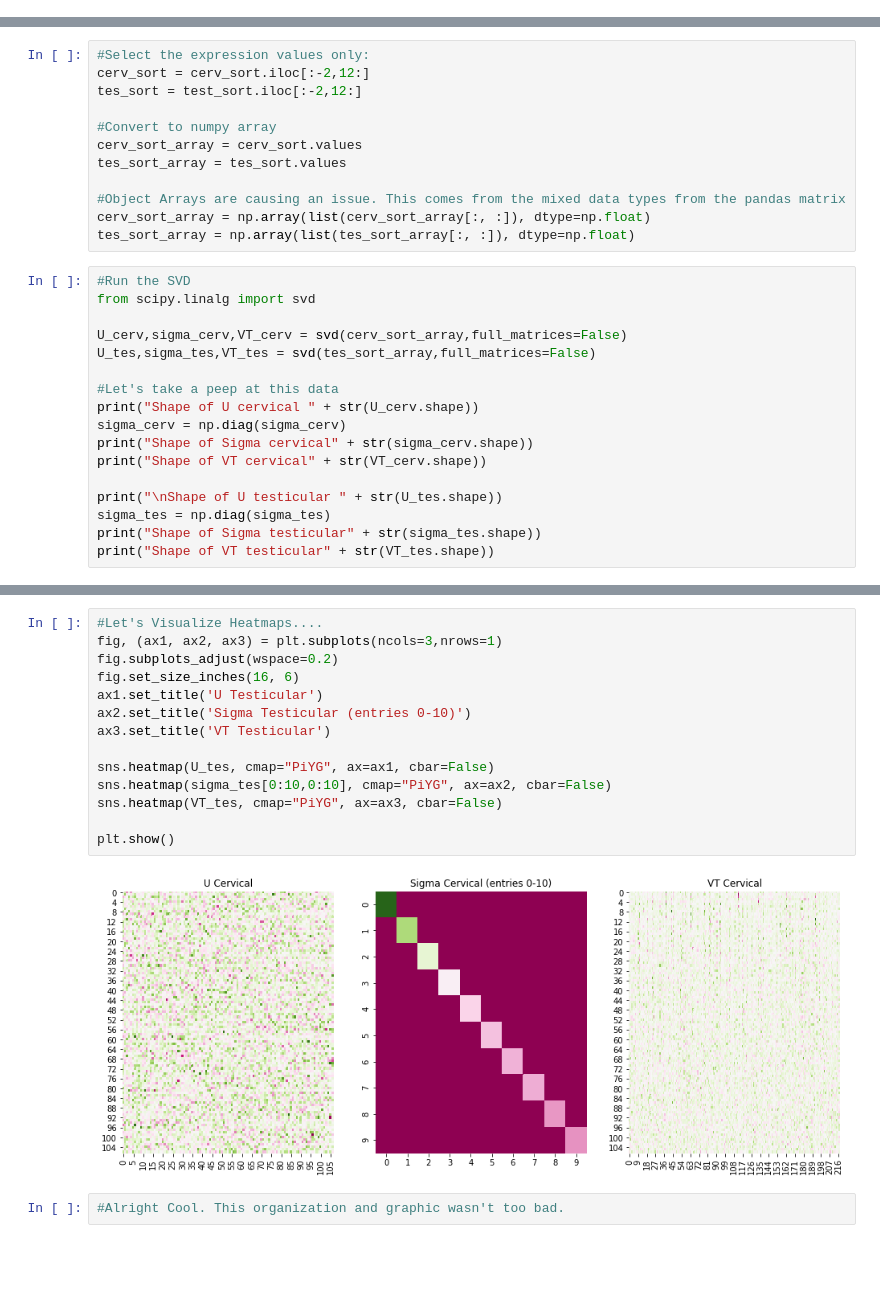
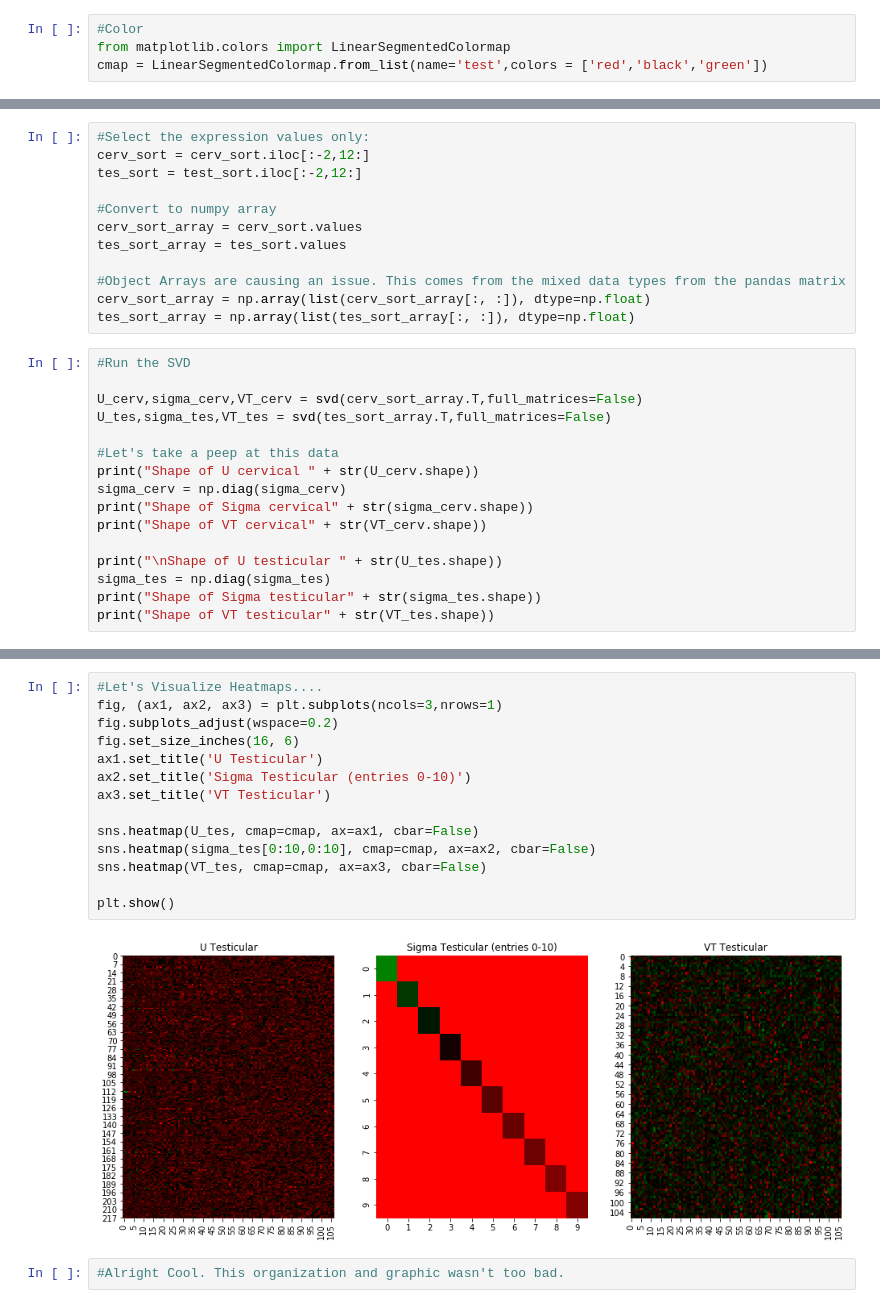
Before and after one commit to ryanboeks/Cervical_Testicular, a Jupyter notebook: Test_Ova_Cancer_Project.ipynb, the cells around one changed output, grey strips where cells are left out. Cells and saved outputs as stored; diff of their text form; blank space fills up the shorter version.

```diff
--- a/Test_Ova_Cancer_Project.ipynb
+++ b/Test_Ova_Cancer_Project.ipynb
@@ -14,3 +18,7 @@ from PIL import Image
+# %%
+#Color
+from matplotlib.colors import LinearSegmentedColormap
+cmap = LinearSegmentedColormap.from_list(name='test',colors = ['red','black','green'])
 # %%
 #Path. EDIT based upon computer in use
 folder_testicular = "./testicular_cancer/"
@@ -449,10 +458,9 @@ cerv_sort_array = np.array(list(cerv_sort_array[:, :]), dtype=np.float)
 tes_sort_array = np.array(list(tes_sort_array[:, :]), dtype=np.float)
 # %%
 #Run the SVD
-from scipy.linalg import svd
 
-U_cerv,sigma_cerv,VT_cerv = svd(cerv_sort_array,full_matrices=False)
-U_tes,sigma_tes,VT_tes = svd(tes_sort_array,full_matrices=False)
+U_cerv,sigma_cerv,VT_cerv = svd(cerv_sort_array.T,full_matrices=False)
+U_tes,sigma_tes,VT_tes = svd(tes_sort_array.T,full_matrices=False)
 
 #Let's take a peep at this data
 print("Shape of U cervical " + str(U_cerv.shape))
@@ -491,18 +499,18 @@ plt.show()
 # %%
 #Let's Visualize Heatmaps....
 fig, (ax1, ax2, ax3) = plt.subplots(ncols=3,nrows=1)
 fig.subplots_adjust(wspace=0.2)
 fig.set_size_inches(16, 6)
 ax1.set_title('U Testicular')
 ax2.set_title('Sigma Testicular (entries 0-10)')
 ax3.set_title('VT Testicular')
 
-sns.heatmap(U_tes, cmap="PiYG", ax=ax1, cbar=False)
-sns.heatmap(sigma_tes[0:10,0:10], cmap="PiYG", ax=ax2, cbar=False)
-sns.heatmap(VT_tes, cmap="PiYG", ax=ax3, cbar=False)
+sns.heatmap(U_tes, cmap=cmap, ax=ax1, cbar=False)
+sns.heatmap(sigma_tes[0:10,0:10], cmap=cmap, ax=ax2, cbar=False)
+sns.heatmap(VT_tes, cmap=cmap, ax=ax3, cbar=False)
 
 plt.show()
 # %% [output]
-[figure, old version]
+[figure, new version]
 # %%
 #Alright Cool. This organization and graphic wasn't too bad.
```
Also changed, not shown: parts of 37 cells of this notebook.
